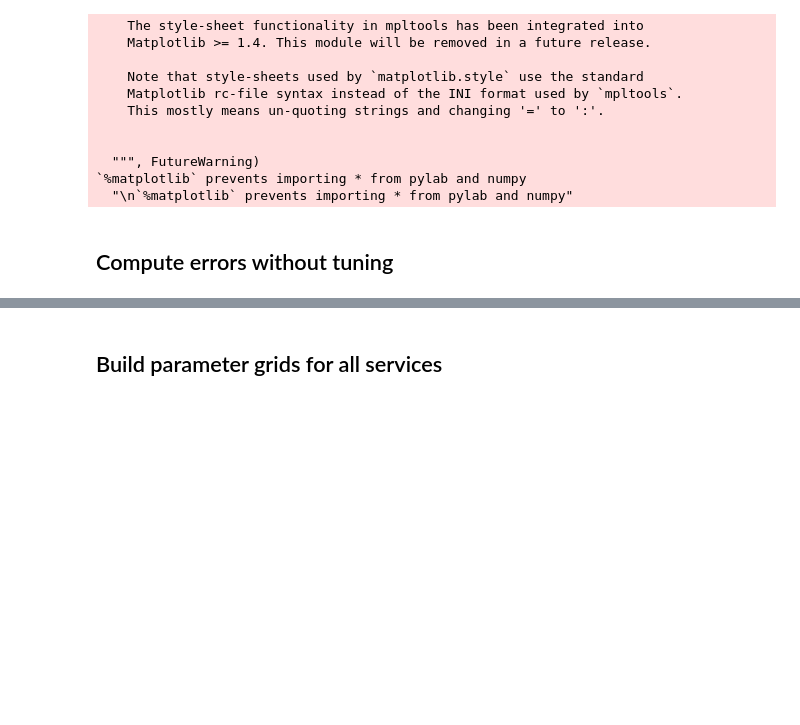
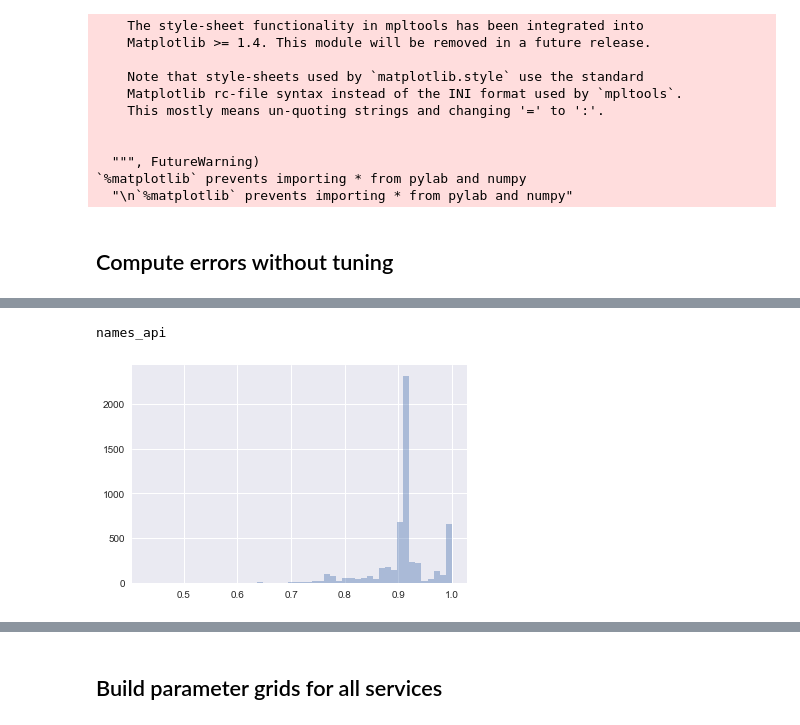
Before and after one commit to GenderGapSTEM-PublicationAnalysis/name_gender_inference, a Jupyter notebook: Parameter_tuning.ipynb, the cells around one changed output, grey strips where cells are left out. Cells and saved outputs as stored; diff of their text form; code cells hidden in the pictures; blank space fills up the shorter version.

```diff
--- a/Parameter_tuning.ipynb
+++ b/Parameter_tuning.ipynb
@@ -69,0 +105,7 @@ compute_all_errors_without_tuning()
+# %%
+e = REGISTERED_EVALUATORS[2]
+print(e.gender_evaluator)
+plot_distribution_of_tuning_param(e)
+# %% [output]
+names_api
+[figure, added]
```
Also changed, not shown: parts of 53 cells of this notebook, 1 other file.
